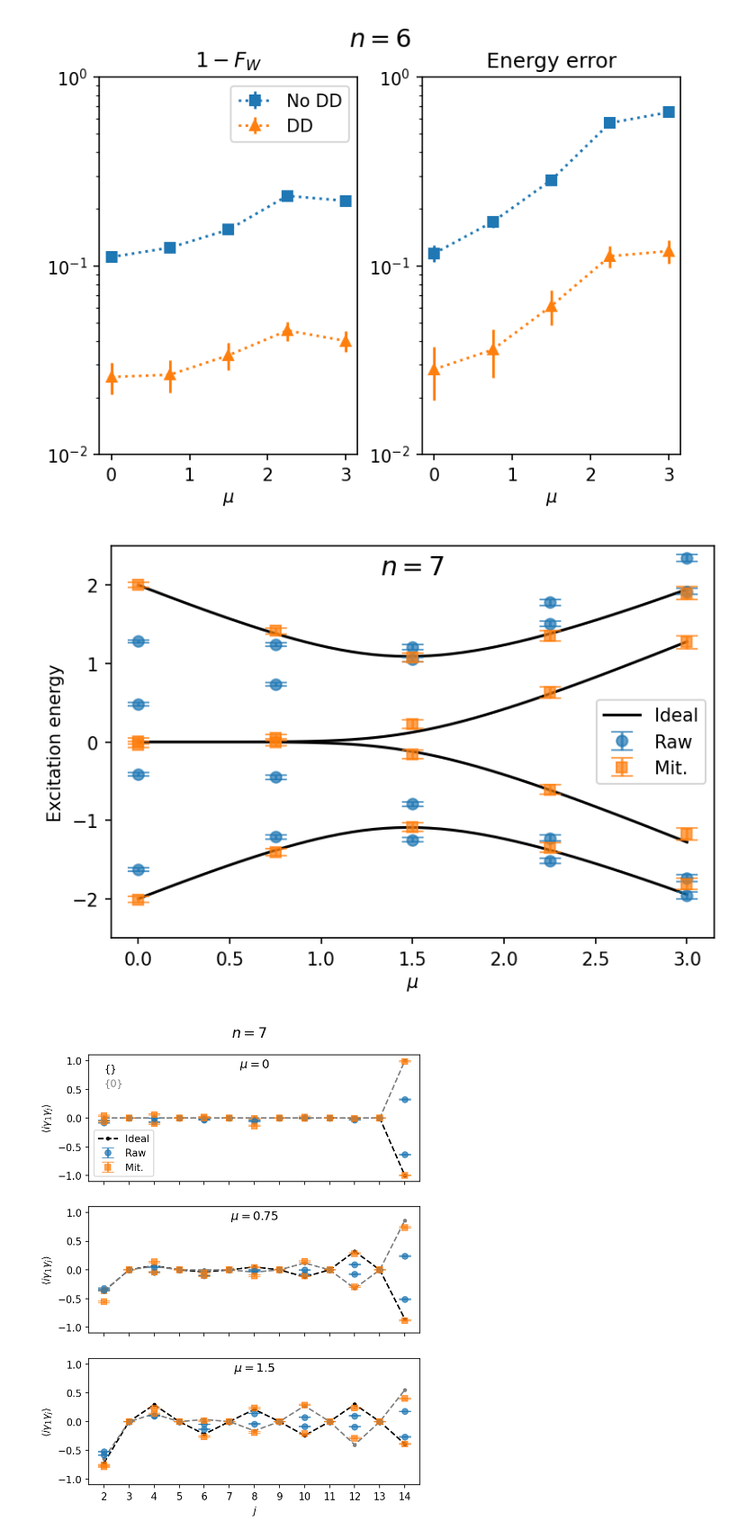
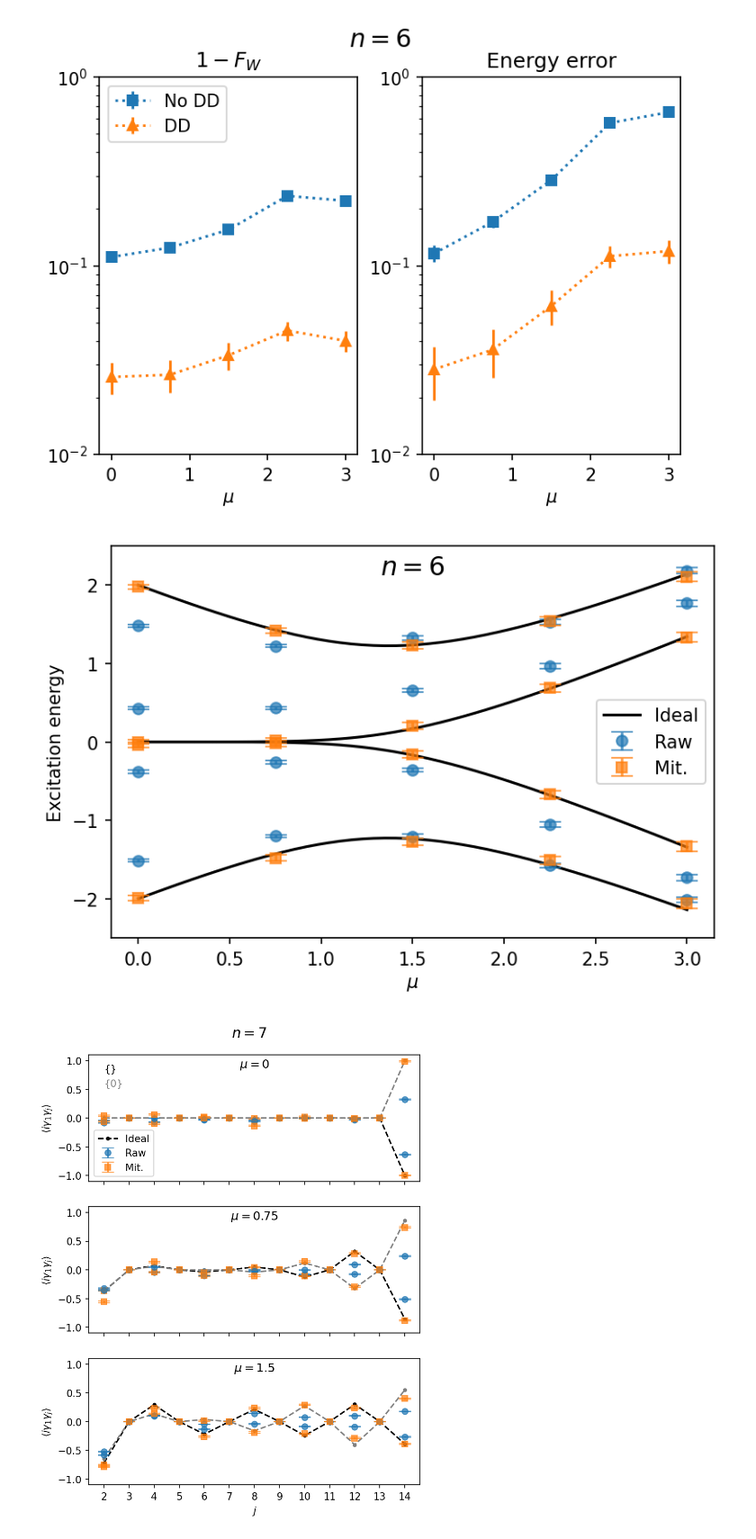
Before and after one commit to qiskit-community/qiskit-research, a Jupyter notebook: docs/mzm_generation/analysis.ipynb, the cells around one changed output. Shown at 90% size. Cells and saved outputs as stored; diff of their text form; code cells hidden in the pictures.

Commit message:
mzm: update plots

```diff
--- a/docs/mzm_generation/analysis.ipynb
+++ b/docs/mzm_generation/analysis.ipynb
@@ -15,8 +15,8 @@ IBMQ.load_account()
 provider = IBMQ.get_provider(hub="ibm-q-internal", group="deployed", project="default")
 # %%
 # db_experiment_id = '20676939-0b16-4e86-ba4a-b0af9c10b3c0' # 8 qubits guadalupe (ok)
-db_experiment_id = '960a6482-1a98-4509-96d3-2c46ac35b733' # 7 qubits guadalupe (good, dd only)
-# db_experiment_id = "4bd5c93f-e6b9-458c-85c6-d3d005ddd9dd"  # 6 qubits guadalupe (good)
+# db_experiment_id = '960a6482-1a98-4509-96d3-2c46ac35b733' # 7 qubits guadalupe (good, dd only)
+db_experiment_id = "4bd5c93f-e6b9-458c-85c6-d3d005ddd9dd"  # 6 qubits guadalupe (good)
 
 # retrieve data
 data = ExperimentData.load(db_experiment_id, provider.service("experiment"))
@@ -217,7 +219,7 @@ ax2.set_xlabel(r"$\mu$")
 ax2.set_title(r"Energy error")
 ax2.set_yscale("log")
 ax2.set_ylim(1e-2, 1)
-ax1.legend(loc='best')
+ax1.legend(loc='upper left')
 fig.suptitle(fr"$n = {params.n_modes}$",
              size='x-large',
              # y=0.02
@@ -227,7 +229,7 @@ data.add_figures(fig, "fidelity_witness_dd", overwrite=True)
 plt.savefig(f"{PLOT_DIR}/fidelity_witness_dd_compare_n{params.n_modes}.{filetype}")
 plt.show()
 # %% [output]
-[figure, old version]
+[figure, new version]
 # %%
 # plot BdG energies
 fig, ax = plt.subplots(dpi=dpi)
@@ -262,35 +264,35 @@ for i in range(threshold):
         color=colors[0],
         alpha=0.7,
     )
     error2 = ax.errorbar(
         params.chemical_potential_values,
         mit_values[i],
         yerr=2 * mit_stddev[i],
         fmt="s",
         capsize=capsize,
         color=colors[1],
         alpha=0.7,
         label=None if i else "Mit.",
     )
     ax.errorbar(
         params.chemical_potential_values,
         mit_values[threshold + i],
         yerr=2 * mit_stddev[threshold + i],
         fmt="s",
         capsize=capsize,
         color=colors[1],
         alpha=0.7,
     )
 ax.set_xlabel(r"$\mu$")
 ax.set_ylabel(r"Excitation energy")
 ax.set_ylim(-2.5, 2.5)
-ax.legend(loc="right")
+ax.legend(loc="center right")
 ax.set_title(fr"$n = {params.n_modes}$", size='x-large', y=0.90)
 
 data.add_figures(fig, "bdg_energy", overwrite=True)
 plt.savefig(f"{PLOT_DIR}/bdg_energy_dd-{dd_sequence}_n{params.n_modes}.{filetype}")
 # %% [output]
-[figure, old version]
+[figure, new version]
 # %%
 ### plot site correlation
 prop_cycle = plt.rcParams["axes.prop_cycle"]
```
Also changed, not shown: parts of 4 cells of this notebook.
